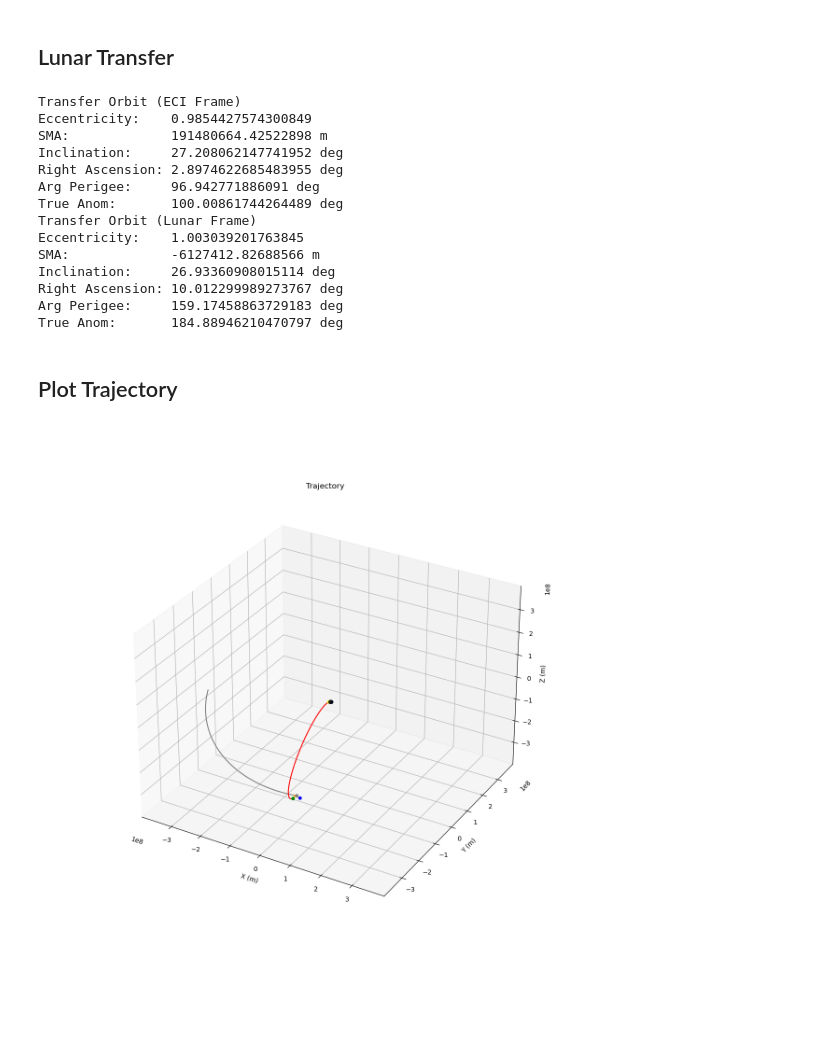
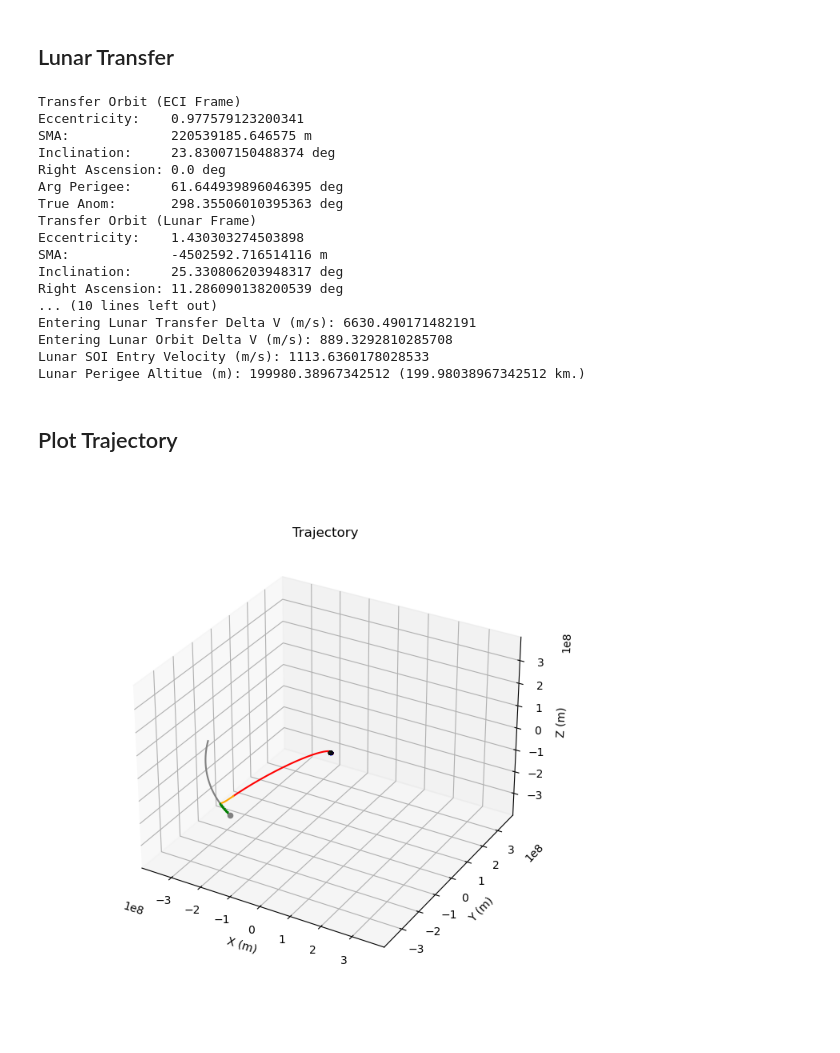
Before and after one commit to ianruh/EMA-550-Final-Project, a Jupyter notebook: Final Project.ipynb, the cells around one changed output. Drawn from its saved outputs; the diff is of its cells as text; code cells hidden in the pictures; blank space fills up the shorter version.

```diff
--- a/Final Project.ipynb
+++ b/Final Project.ipynb
@@ -13,7 +13,7 @@ from utils.orbital_elements import *
 from astropy.time import Time
 import numpy as np
 import matplotlib.pyplot as plt
-plt.rcParams["figure.figsize"] = (12,12)
+plt.rcParams["figure.figsize"] = (7,7)
 plt.ion()
 
 _bold = '\033[1m'
@@ -40,17 +40,22 @@ _lunar_limits = [
 ## Problem Parameters
 # %%
 # Time of flight
-time_of_flight = 6*24*60*60 # 6 days
+time_of_flight = 3*24*60*60 # 6 days
 launch_time = Time("2022-04-16").unix
+time_in_lunar_orbit = 50000
+
+# Determine where the moon will be at intercept
+moon_intercept_pv = moon_ephemeris.get_pv(t=launch_time+time_of_flight)
+moon_intercept_coe = pv_to_moe(pv=moon_intercept_pv)
 
 # Initial LEO Orbit
 initial_leo_coe = make_coe(
     e=0.0,
     a=EARTH.radius+300e3,
-    i=EARTH.obiquity,
+    i=46.5 * np.pi / 180.0,
     raan=0.0,
     arg_peri=0.0,
-    true_anom=-2.8)
+    true_anom=0.0)
 initial_leo_ephemeris = Ephemeris(
     pv=pv_from_moe(moe=initial_leo_coe),
     t=launch_time,
@@ -113,21 +149,33 @@ print_moe(moe=pv_to_moe(pv=transfer_pv1))
 
 print(f"{_bold}Transfer Orbit (Lunar Frame){_reset}")
 print_moe(moe=pv_to_moe(pv=lunar_transfer_ephemeris.get_pv(t=lunar_soi_entry_time), central_body=MOON))
+
+print(f"{_bold}Lunar Orbit (Lunar Frame){_reset}")
+print_moe(moe=pv_to_moe(pv=lunar_orbit_ephemeris.get_pv(t=time_of_lunar_perigee), central_body=MOON))
+
+print(f"{_bold}Other{_reset}")
+print(f"Entering Lunar Transfer Delta V (m/s): {np.linalg.norm(entering_transfer_deltaV_vec)}")
+print(f"Entering Lunar Orbit Delta V (m/s): {np.linalg.norm(entering_lunar_orbit_deltaV_vec)}")
+print(f"Lunar SOI Entry Velocity (m/s): {np.linalg.norm(lunar_transfer_ephemeris.get_pv(t=lunar_soi_entry_time)[3:])}")
+print(f"Lunar Perigee Altitue (m): {lunar_perigee_alititude} ({lunar_perigee_alititude / 1000.0} km.)")
 # %% [output]
 Transfer Orbit (ECI Frame)
-Eccentricity:    0.9854427574300849
-SMA:             191480664.42522898 m
-Inclination:     27.208062147741952 deg
-Right Ascension: 2.8974622685483955 deg
-Arg Perigee:     96.942771886091 deg
-True Anom:       100.00861744264489 deg
+Eccentricity:    0.977579123200341
+SMA:             220539185.646575 m
+Inclination:     23.83007150488374 deg
+Right Ascension: 0.0 deg
+Arg Perigee:     61.644939896046395 deg
+True Anom:       298.35506010395363 deg
 Transfer Orbit (Lunar Frame)
-Eccentricity:    1.003039201763845
-SMA:             -6127412.82688566 m
-Inclination:     26.93360908015114 deg
-Right Ascension: 10.012299989273767 deg
-Arg Perigee:     159.17458863729183 deg
-True Anom:       184.88946210470797 deg
+Eccentricity:    1.430303274503898
+SMA:             -4502592.716514116 m
+Inclination:     25.330806203948317 deg
+Right Ascension: 11.286090138200539 deg
+... (10 lines left out)
+Entering Lunar Transfer Delta V (m/s): 6630.490171482191
+Entering Lunar Orbit Delta V (m/s): 889.3292810285708
+Lunar SOI Entry Velocity (m/s): 1113.6360178028533
+Lunar Perigee Altitue (m): 199980.38967342512 (199.98038967342512 km.)
 # %% [markdown]
 ## Plot Trajectory
 # %%
@@ -147,39 +195,47 @@ ax.set_xlabel("X (m)")
 ax.set_ylabel("Y (m)")
 ax.set_zlabel("Z (m)")
 #ax.legend()
 
 ##### interesting bits #####
 moon_ephemeris.plot(
     ax=ax,
     t0=launch_time,
-    t1=launch_time+time_of_flight,
+    t1=time_of_lunar_perigee + time_in_lunar_orbit,
     label="Moon",
     pathColor="grey",
     pointColor="grey")
 initial_leo_ephemeris.plot(
     ax=ax,
     t0=launch_time-1000,
     t1=launch_time,
     label="Initial Orbit",
     pathColor="blue",
-    pointColor="yellow")
+    pointColor=None)
 transfer_ephemeris.plot(
     ax=ax,
     t0=launch_time,
     t1=lunar_soi_entry_time,
     label="Transfer Orbit",
     pathColor="red",
-    pointColor="green")
+    pointColor=None)
 lunar_transfer_ephemeris.plot_lunar_in_eci(
     ax=ax,
     t0=lunar_soi_entry_time,
-    t1=launch_time+time_of_flight,
+    t1=time_of_lunar_perigee,
     label="Transfer Orbit",
     moon_ephemeris=moon_ephemeris,
     pathColor="orange",
-    pointColor="blue")
+    pointColor=None)
+lunar_orbit_ephemeris.plot_lunar_in_eci(
+    ax=ax,
+    t0=time_of_lunar_perigee,
+    t1=time_of_lunar_perigee+time_in_lunar_orbit,
+    label="Lunar Orbit",
+    moon_ephemeris=moon_ephemeris,
+    pathColor="green",
+    pointColor=None)
 # %% [output]
-[figure, old version]
+[figure, new version]
 # %%
 ##### Setup #####
 fig = plt.figure()
```
Also changed, not shown: parts of 5 cells of this notebook, 4 other files.
